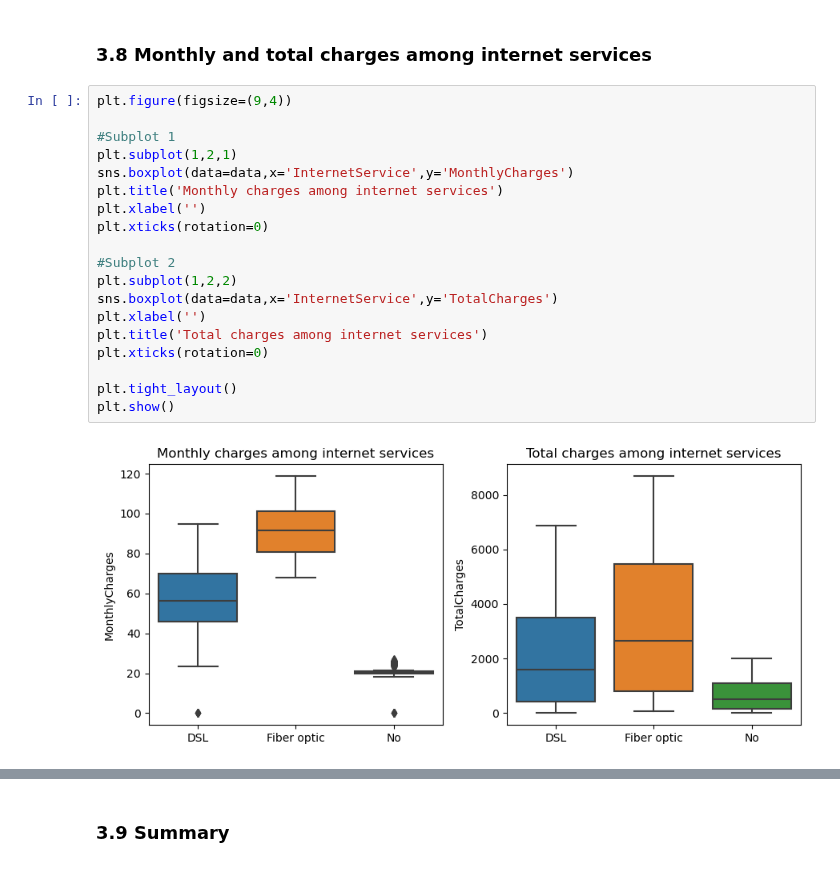
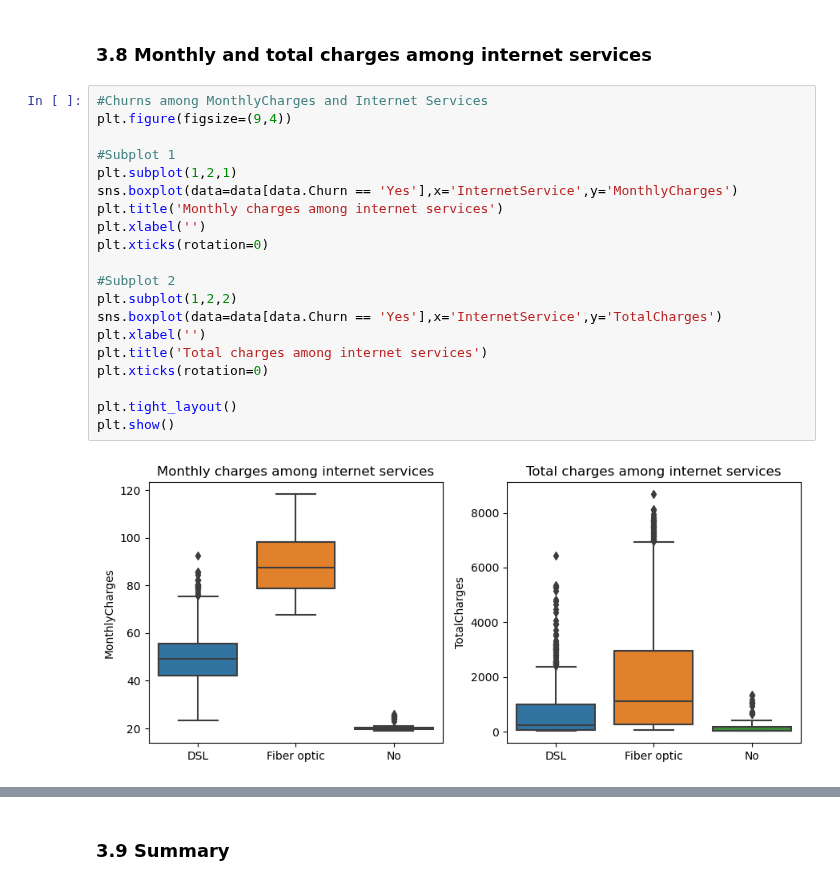
Before and after one commit to emsif84/churn_prediction, a Jupyter notebook: exploratory_data_analysis.ipynb, the cells around one changed output, grey strips where cells are left out. Saved outputs shown, nothing was run; the diff lists cells and outputs as text.

```diff
--- a/exploratory_data_analysis.ipynb
+++ b/exploratory_data_analysis.ipynb
@@ -357,26 +363,27 @@ plt.show()
 # %% [markdown]
 ### 3.8 Monthly and total charges among internet services
 # %%
+#Churns among MonthlyCharges and Internet Services
 plt.figure(figsize=(9,4))
 
 #Subplot 1
 plt.subplot(1,2,1)
-sns.boxplot(data=data,x='InternetService',y='MonthlyCharges')
+sns.boxplot(data=data[data.Churn == 'Yes'],x='InternetService',y='MonthlyCharges')
 plt.title('Monthly charges among internet services')
 plt.xlabel('')
 plt.xticks(rotation=0)
 
 #Subplot 2
 plt.subplot(1,2,2)
-sns.boxplot(data=data,x='InternetService',y='TotalCharges')
+sns.boxplot(data=data[data.Churn == 'Yes'],x='InternetService',y='TotalCharges')
 plt.xlabel('')
 plt.title('Total charges among internet services')
 plt.xticks(rotation=0)
 
 plt.tight_layout()
 plt.show()
 # %% [output]
-[figure, old version]
+[figure, new version]
 # %%
 #Description MonthlyCharges among InternetService
 data.groupby('InternetService')['MonthlyCharges'].describe().round(2)
```
Also changed, not shown: parts of 16 cells of this notebook.
